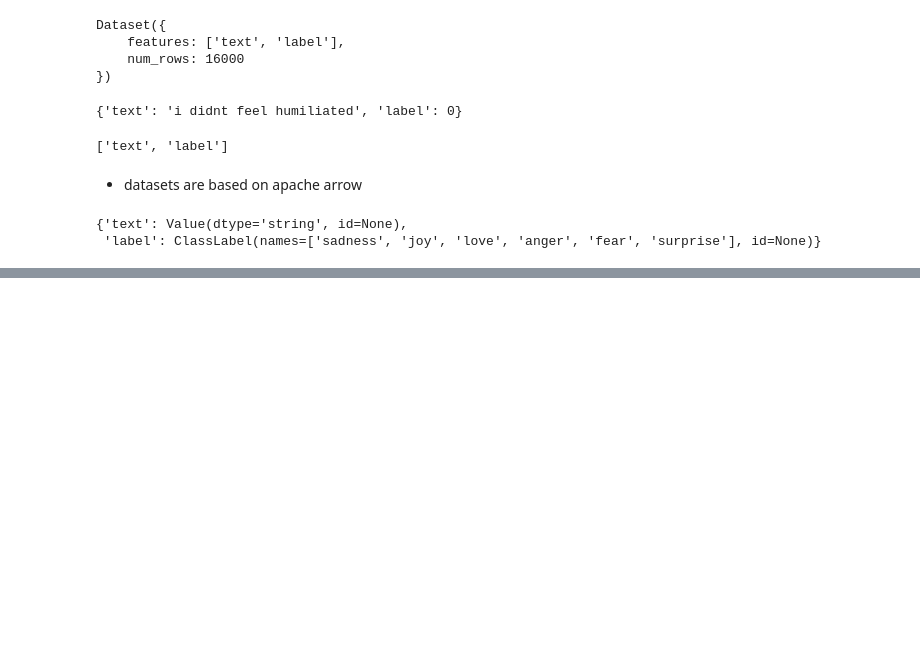
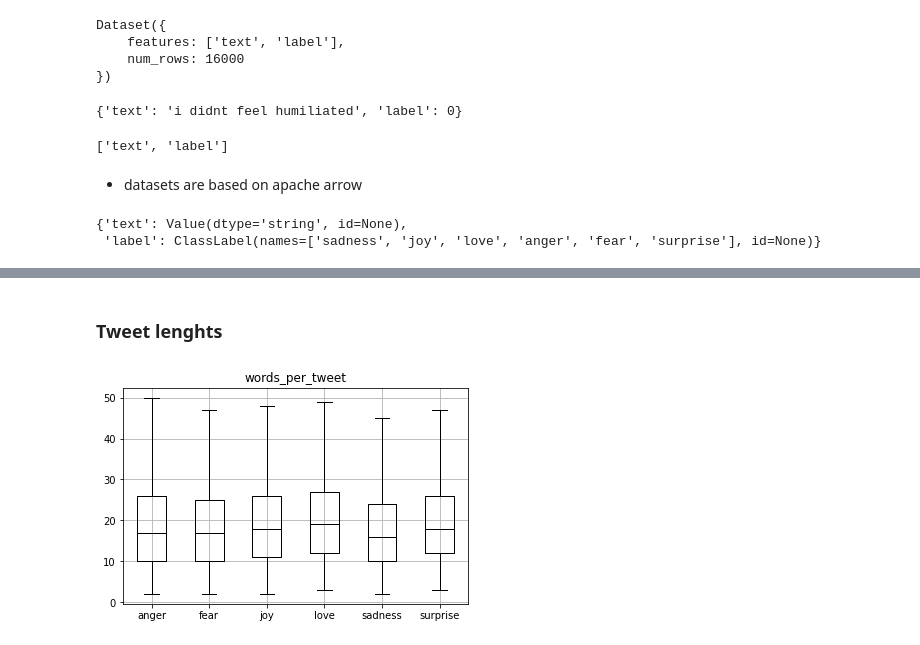
Before and after one commit to aneeshcheriank/study, a Jupyter notebook: Transformers/Text Classification.ipynb, the cells around one changed output, grey strips where cells are left out. Saved outputs shown, nothing was run; the diff lists cells and outputs as text; code cells hidden in the pictures; blank space fills up the shorter version.

```diff
--- a/Transformers/Text Classification.ipynb
+++ b/Transformers/Text Classification.ipynb
@@ -62,0 +128,13 @@ train_ds.features
+# %% [markdown]
+### Tweet lenghts
+# %%
+df['words_per_tweet'] = df['text'].apply(lambda x: len(x.split()))
+df.boxplot(
+    'words_per_tweet', by = 'label_name',
+    showfliers=False, color='black'
+)
+plt.suptitle('')
+plt.xlabel('')
+plt.show()
+# %% [output]
+[figure, added]
```
Also changed, not shown: parts of 8 cells of this notebook.
